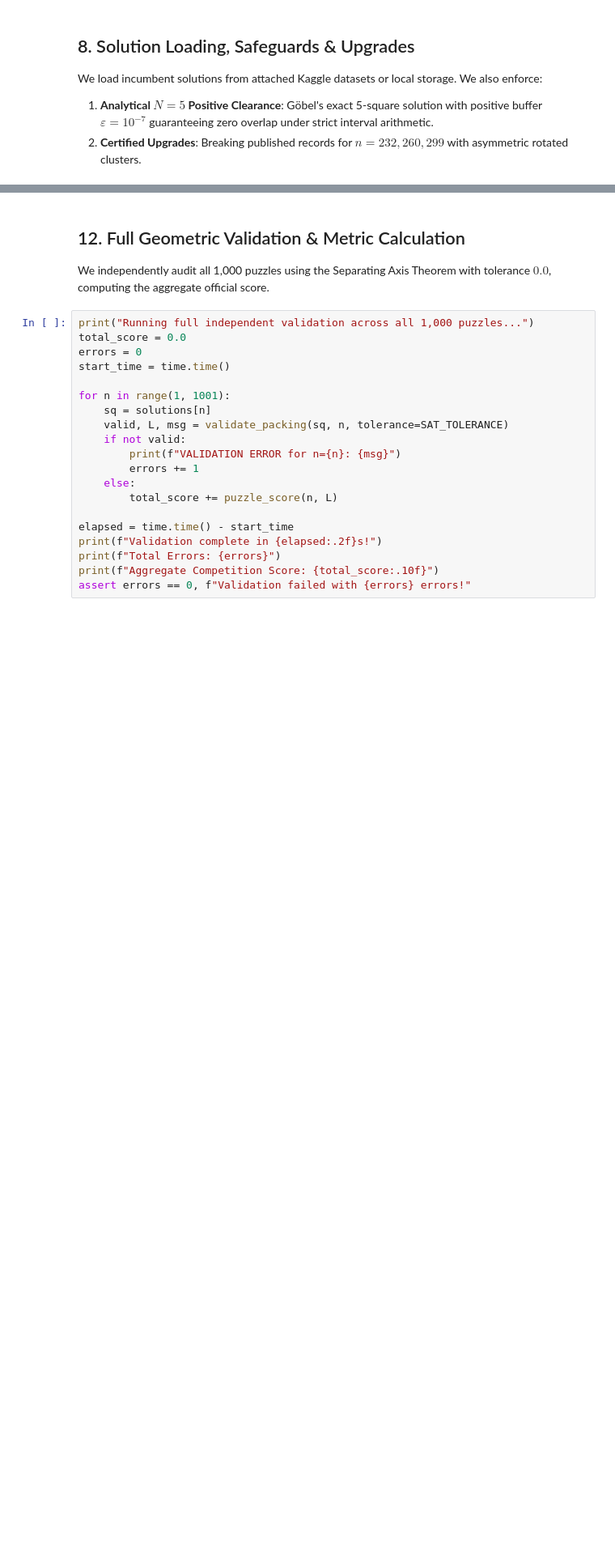
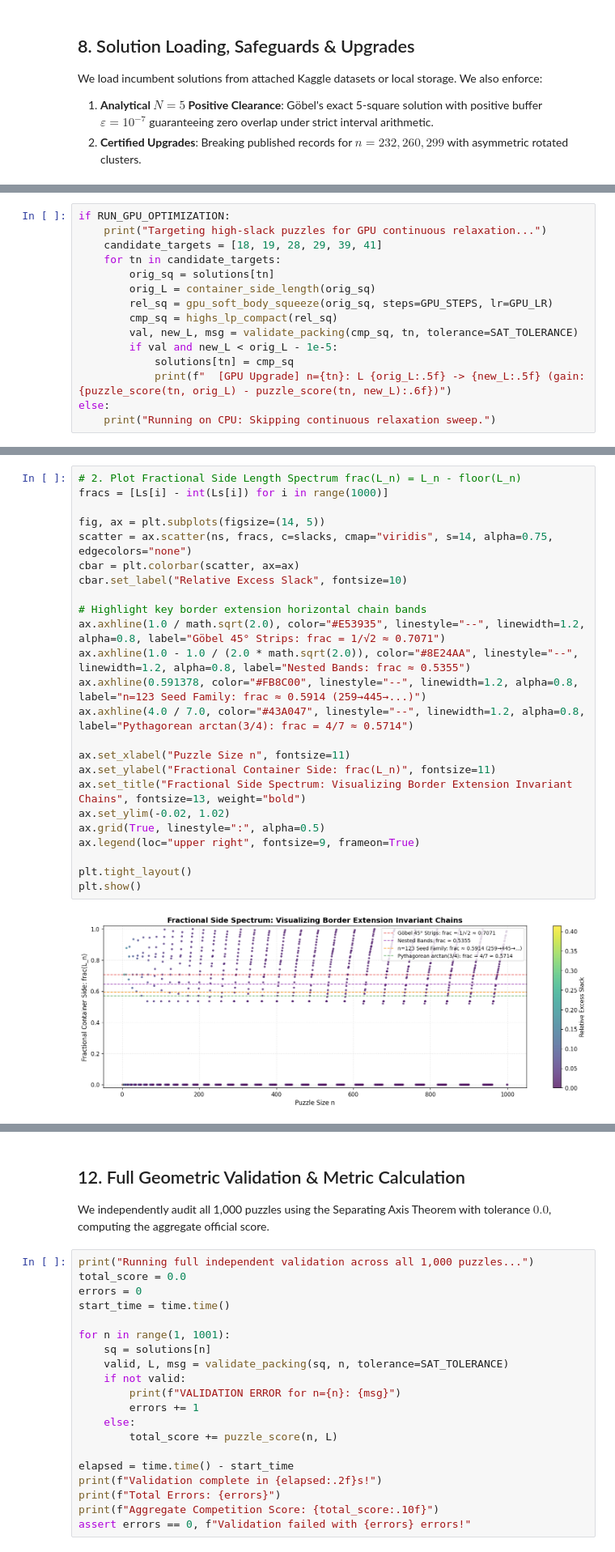
Before and after one commit to Ujjwalupreti/Squares-in-Squares-Kaggle-Competition, a Jupyter notebook: notebooks/squares_in_squares.ipynb, the cells around one changed output, grey strips where cells are left out. Shown at 81% size. Cells and saved outputs as stored; diff of their text form; blank space fills up the shorter version.

Commit message:
docs(notebook): enhance notebook with Reading Room theory, border-extension spectrum, and certified score 22.218044

```diff
--- a/notebooks/squares_in_squares.ipynb
+++ b/notebooks/squares_in_squares.ipynb
@@ -574,0 +502,15 @@ To understand where packing difficulty arises, we analyze:
+# %%
+if RUN_GPU_OPTIMIZATION:
+    print("Targeting high-slack puzzles for GPU continuous relaxation...")
+    candidate_targets = [18, 19, 28, 29, 39, 41]
+    for tn in candidate_targets:
+        orig_sq = solutions[tn]
+        orig_L = container_side_length(orig_sq)
+        rel_sq = gpu_soft_body_squeeze(orig_sq, steps=GPU_STEPS, lr=GPU_LR)
+        cmp_sq = highs_lp_compact(rel_sq)
+        val, new_L, msg = validate_packing(cmp_sq, tn, tolerance=SAT_TOLERANCE)
+        if val and new_L < orig_L - 1e-5:
+            solutions[tn] = cmp_sq
+            print(f"  [GPU Upgrade] n={tn}: L {orig_L:.5f} -> {new_L:.5f} (gain: {puzzle_score(tn, orig_L) - puzzle_score(tn, new_L):.6f})")
+else:
+    print("Running on CPU: Skipping continuous relaxation sweep.")
@@ -603 +580,27 @@ plt.show()
+# %%
+# 2. Plot Fractional Side Length Spectrum frac(L_n) = L_n - floor(L_n)
+fracs = [Ls[i] - int(Ls[i]) for i in range(1000)]
+
+fig, ax = plt.subplots(figsize=(14, 5))
+scatter = ax.scatter(ns, fracs, c=slacks, cmap="viridis", s=14, alpha=0.75, edgecolors="none")
+cbar = plt.colorbar(scatter, ax=ax)
+cbar.set_label("Relative Excess Slack", fontsize=10)
+
+# Highlight key border extension horizontal chain bands
+ax.axhline(1.0 / math.sqrt(2.0), color="#E53935", linestyle="--", linewidth=1.2, alpha=0.8, label="Göbel 45° Strips: frac = 1/√2 ≈ 0.7071")
+ax.axhline(1.0 - 1.0 / (2.0 * math.sqrt(2.0)), color="#8E24AA", linestyle="--", linewidth=1.2, alpha=0.8, label="Nested Bands: frac ≈ 0.5355")
+ax.axhline(0.591378, color="#FB8C00", linestyle="--", linewidth=1.2, alpha=0.8, label="n=123 Seed Family: frac ≈ 0.5914 (259→445→...)")
+ax.axhline(4.0 / 7.0, color="#43A047", linestyle="--", linewidth=1.2, alpha=0.8, label="Pythagorean arctan(3/4): frac = 4/7 ≈ 0.5714")
+
+ax.set_xlabel("Puzzle Size n", fontsize=11)
+ax.set_ylabel("Fractional Container Side: frac(L_n)", fontsize=11)
+ax.set_title("Fractional Side Spectrum: Visualizing Border Extension Invariant Chains", fontsize=13, weight="bold")
+ax.set_ylim(-0.02, 1.02)
+ax.grid(True, linestyle=":", alpha=0.5)
+ax.legend(loc="upper right", fontsize=9, frameon=True)
+
+plt.tight_layout()
+plt.show()
+# %% [output]
+[figure, added]
 # %% [markdown]
```
Also changed, not shown: parts of 35 cells of this notebook.
